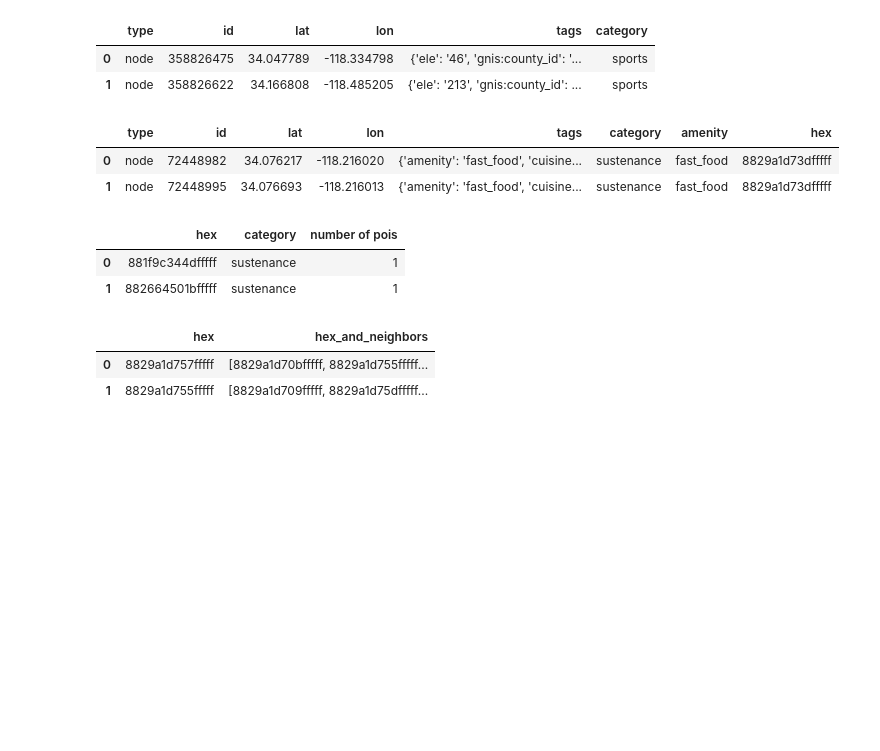
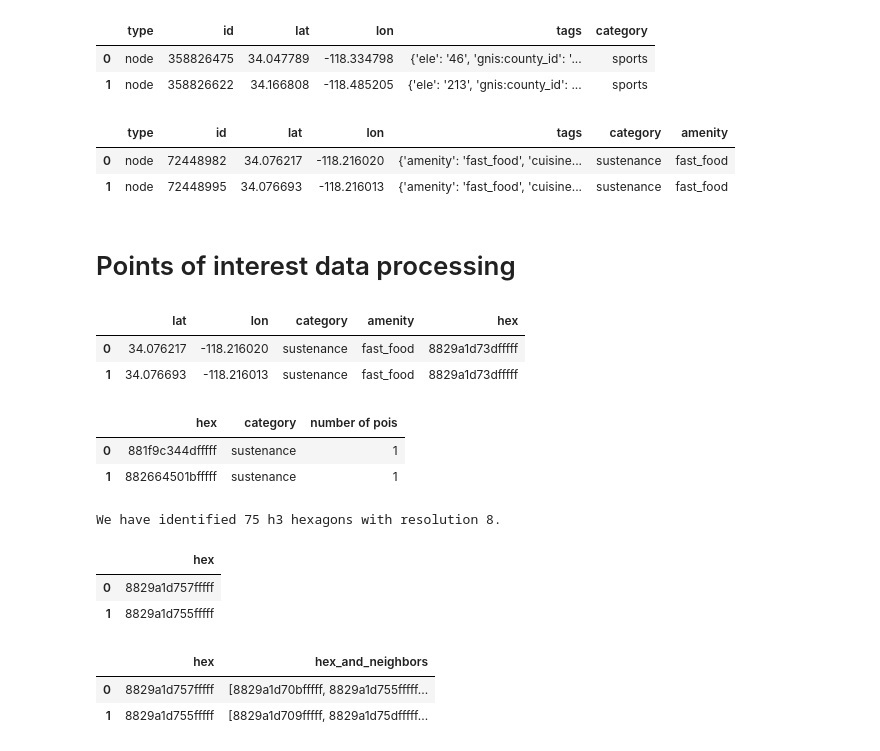
Before and after one commit to katekuian/aa_2021_magma, a Jupyter notebook: 01_data_collection_and_preparation/04_pois.ipynb, the cells around one changed output. Drawn from its saved outputs; the diff is of its cells as text; code cells hidden in the pictures; blank space fills up the shorter version.

```diff
--- a/01_data_collection_and_preparation/04_pois.ipynb
+++ b/01_data_collection_and_preparation/04_pois.ipynb
@@ -12,7 +5,0 @@ trips_df = pd.read_pickle('../00_data/trips.pkl')
-# %%
-def convert_to_hex(latitude, longitude, resolution):
-    return h3.geo_to_h3(
-        lat=latitude,
-        lng=longitude,
-        resolution=resolution
-    )
@@ -81,7 +37,8 @@ def save_poi_file(category, data):
 
 def fetch_poi_data(category):
     response = requests.get(
-        overpass_url, params={"data": overpass_meta[category]["query"]}
+        "http://overpass-api.de/api/interpreter",
+        params={"data": overpass_meta[category]["query"]},
     )
     data = response.json()
     save_poi_file(category, data)
@@ -150,18 +104,37 @@ sports_df.head(2)
 | 0 | node | 358826475 | 34.047789 | -118.334798 | {'ele': '46', 'gnis:county_id': '... | sports |
 | 1 | node | 358826622 | 34.166808 | -118.485205 | {'ele': '213', 'gnis:county_id': ... | sports |
 # %%
-pois_df = pd.concat([
+poi_df = pd.concat([
     sustenance_df,
     public_transport_df,
     education_df,
     arts_and_culture_df,
     sports_df
 ])
+poi_df.head(2)
+# %% [output]
+|  | type | id | lat | lon | tags | category | amenity |
+| 0 | node | 72448982 | 34.076217 | -118.216020 | {'amenity': 'fast_food', 'cuisine... | sustenance | fast_food |
+| 1 | node | 72448995 | 34.076693 | -118.216013 | {'amenity': 'fast_food', 'cuisine... | sustenance | fast_food |
+# %% [markdown]
+# Points of interest data processing
+# %%
+resolution = 8
+
+def convert_to_hex(latitude, longitude):
+    return h3.geo_to_h3(
+        lat=latitude,
+        lng=longitude,
+        resolution=resolution
+    )
 # %%
-pois_df['hex'] = pois_df.apply(lambda poi: convert_to_hex(poi['lat'], poi['lon'], 8), axis=1)
-pois_df.head(2)
+poi_df["hex"] = poi_df.apply(
+    lambda poi: convert_to_hex(poi["lat"], poi["lon"]), axis=1
+)
+poi_df = poi_df.drop(columns={"type", "id", "tags"})
+poi_df.head(2)
 # %% [output]
-|  | type | id | lat | lon | tags | category | amenity | hex |
-| 0 | node | 72448982 | 34.076217 | -118.216020 | {'amenity': 'fast_food', 'cuisine... | sustenance | fast_food | 8829a1d73dfffff |
-| 1 | node | 72448995 | 34.076693 | -118.216013 | {'amenity': 'fast_food', 'cuisine... | sustenance | fast_food | 8829a1d73dfffff |
+|  | lat | lon | category | amenity | hex |
+| 0 | 34.076217 | -118.216020 | sustenance | fast_food | 8829a1d73dfffff |
+| 1 | 34.076693 | -118.216013 | sustenance | fast_food | 8829a1d73dfffff |
 # %%
@@ -176,3 +159,20 @@ all_hexagons_with_pois.head(2)
+# %%
+number_of_unique_hexagons = pd.concat([trips_df['start_hex'], trips_df['end_hex']]).unique().size
+print(
+    f"We have identified {number_of_unique_hexagons} h3 hexagons with resolution {resolution}."
+)
+# %% [output]
+We have identified 75 h3 hexagons with resolution 8.
+# %%
+# create a dataframe representing H3 hexagons in LA
+# note: only hexagons are depicted where at least one trip started or ended
+hexagons_df = pd.DataFrame()
+hexagons_df['hex'] = pd.concat([trips_df['start_hex'], trips_df['end_hex']]).unique()
+hexagons_df.head(2)
+# %% [output]
+|  | hex |
+| 0 | 8829a1d757fffff |
+| 1 | 8829a1d755fffff |
 # %%
 hexagons_df["hex_and_neighbors"] = hexagons_df.apply(
     lambda row: list(h3.k_ring(row["hex"], 1)), axis=1
```
Also changed, not shown: parts of 17 cells of this notebook.
